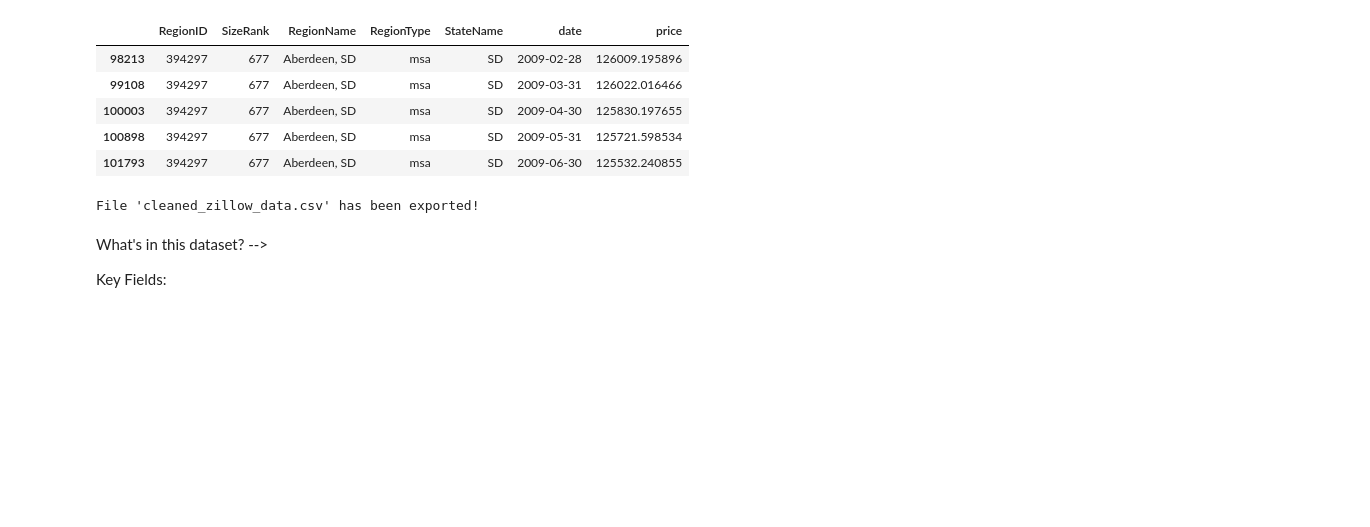
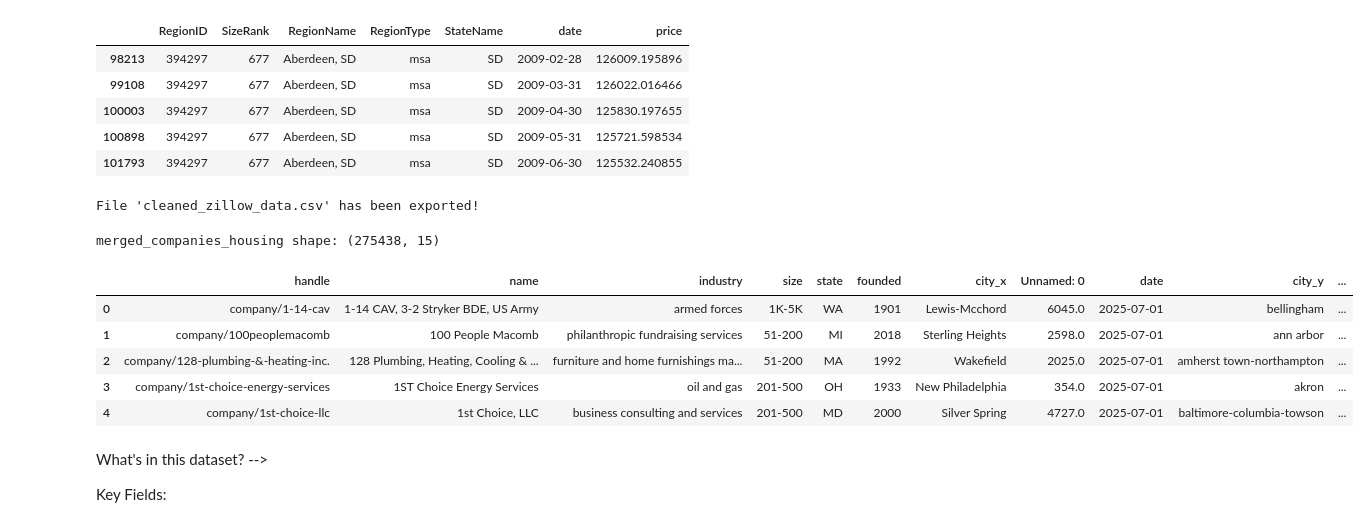
Before and after one commit to manasamaddi1/FirmScape, a Jupyter notebook: firmscape_deliverable.ipynb, the cells around one changed output. Saved outputs shown, nothing was run; the diff lists cells and outputs as text; code cells hidden in the pictures; blank space fills up the shorter version.

```diff
--- a/firmscape_deliverable.ipynb
+++ b/firmscape_deliverable.ipynb
@@ -362,3 +297,21 @@ merged.to_csv("merged_companies_housing.csv", index=False)
+# %%
+# Final Cleaned Dataset (EDA)
+# NOTE: We now rely on the already-built `merged_companies_housing.csv`.
+# To avoid modifying any CSVs, this cell just loads it for inspection/EDA.
+
+import pandas as pd
+
+merged = pd.read_csv("merged_companies_housing.csv")
+print("merged_companies_housing shape:", merged.shape)
+merged.head()
+# %% [output]
+merged_companies_housing shape: (275438, 15)
+|  | handle | name | industry | size | state | founded | city_x | Unnamed: 0 | date | city_y | ... |
+| 0 | company/1-14-cav | 1-14 CAV, 3-2 Stryker BDE, US Army | armed forces | 1K-5K | WA | 1901 | Lewis-Mcchord | 6045.0 | 2025-07-01 | bellingham | ... |
+| 1 | company/100peoplemacomb | 100 People Macomb | philanthropic fundraising services | 51-200 | MI | 2018 | Sterling Heights | 2598.0 | 2025-07-01 | ann arbor | ... |
+| 2 | company/128-plumbing-&-heating-inc. | 128 Plumbing, Heating, Cooling & ... | furniture and home furnishings ma... | 51-200 | MA | 1992 | Wakefield | 2025.0 | 2025-07-01 | amherst town-northampton | ... |
+| 3 | company/1st-choice-energy-services | 1ST Choice Energy Services | oil and gas | 201-500 | OH | 1933 | New Philadelphia | 354.0 | 2025-07-01 | akron | ... |
+| 4 | company/1st-choice-llc | 1st Choice, LLC | business consulting and services | 201-500 | MD | 2000 | Silver Spring | 4727.0 | 2025-07-01 | baltimore-columbia-towson | ... |
 # %% [markdown]
 What's in this dataset?
 -->
```
Also changed, not shown: parts of 16 cells of this notebook.
